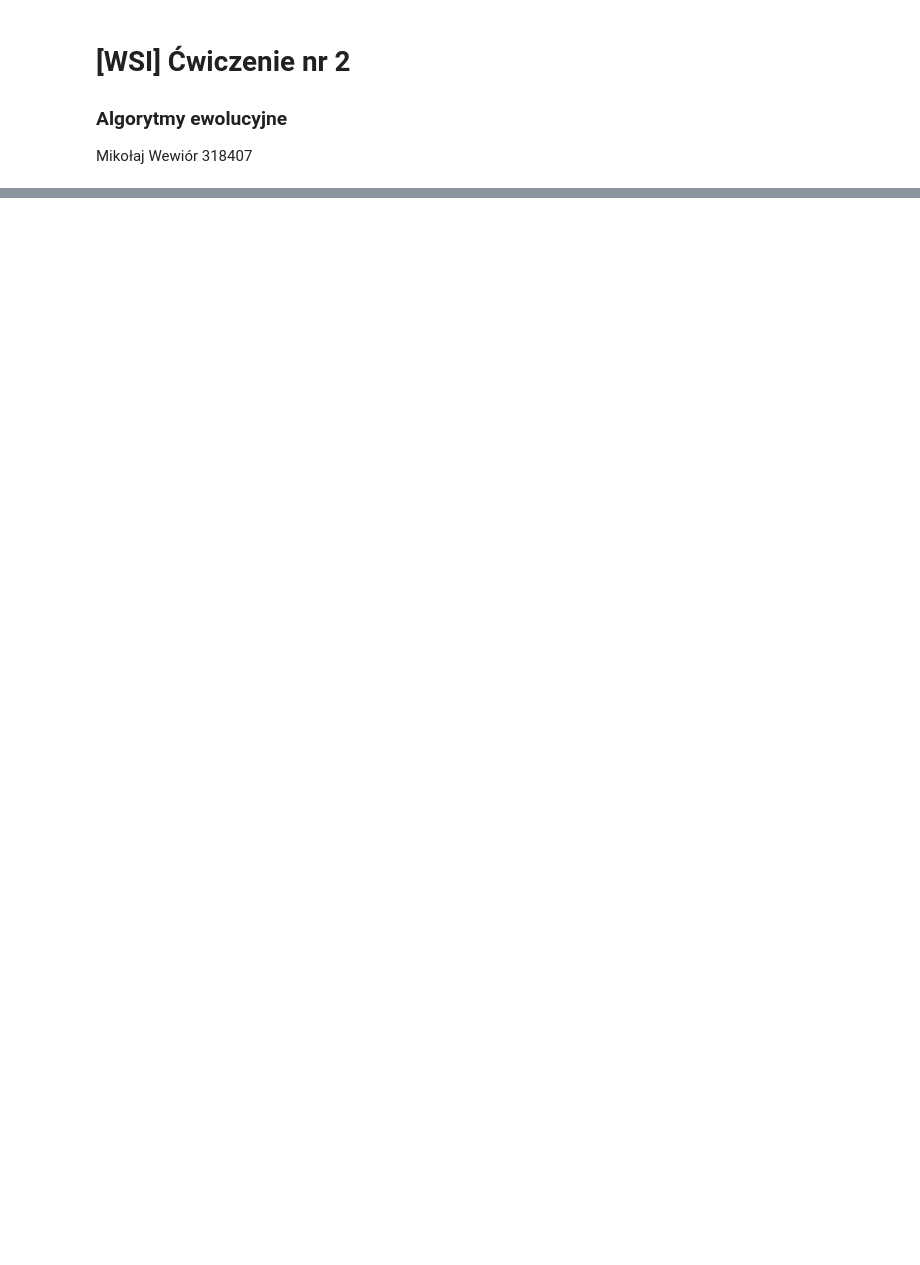
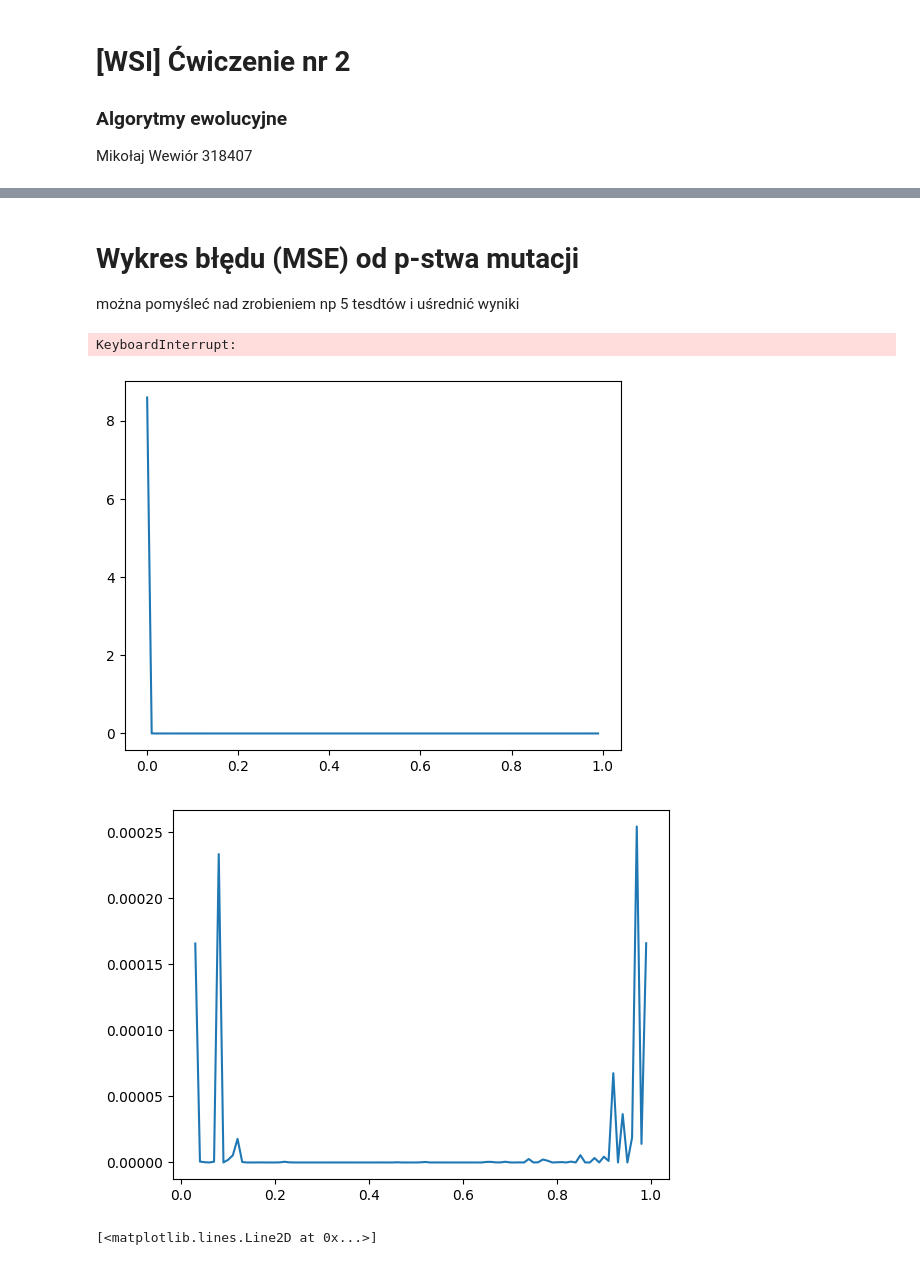
Before and after one commit to mwewior/introduction-to-ai, a Jupyter notebook: lab2/ewolucja.ipynb, the cells around one changed output, grey strips where cells are left out. Drawn from its saved outputs; the diff is of its cells as text; code cells hidden in the pictures; blank space fills up the shorter version.

```diff
--- a/lab2/ewolucja.ipynb
+++ b/lab2/ewolucja.ipynb
@@ -425,0 +533,49 @@ class Plotter:
+# %% [markdown]
+# Wykres błędu (MSE) od p-stwa mutacji </br>
+można pomyśleć nad zrobieniem np 5 tesdtów i uśrednić wyniki
+# %%
+testing_functions = [
+    # DropWave(DROP_BOUNDS, DIMENSIONS),
+    Griewank(GRIE_BOUNDS, DIMENSIONS),
+    Rastrigin(RAST_BOUNDS, DIMENSIONS)
+]
+
+testfun = Griewank(RAST_BOUNDS, DIMENSIONS)
+
+mutacje = []
+mse_e = []
+
+for mut in range(100):
+    # for testfun in testing_functions:
+    plot = Plotter(testfun, PLOT_STEPS)
+    sigma = SIGMA
+    if testfun.name() == "Griewank": sigma = 2
+    mutacja = mut/100
+    # population = Evolution(testfun, ITERATIONS, POPULATION, PM, PC, sigma)
+    population = Evolution(testfun, ITERATIONS, POPULATION, mutacja, PC, sigma)
+    best_fitnesses = []
+
+    t = 0
+    while t < population.iterations():
+        t+=1
+        population.new_generation()
+        best_fitnesses.append(population.best_fitness().value())
+    mutacje.append(mutacja)
+    mse_e.append(population.best_fitness().value()**2)
+results_e = [mutacje, mse_e]
+
+    # print(population.best_fitness().value())
+# %% [output]
+KeyboardInterrupt:
+# %%
+
+plt.plot(mutacje, mse_e)
+plt.show()
+plt.plot(mutacje[3::], mse_e[3::])
+plt.show()
+plt.plot(mutacje[20:80], mse_e[20:80])
+plt.show()
+# %% [output]
+[figure, added]
+[figure, added]
+[<matplotlib.lines.Line2D at 0x...>]
```
Also changed, not shown: parts of 16 cells of this notebook.
